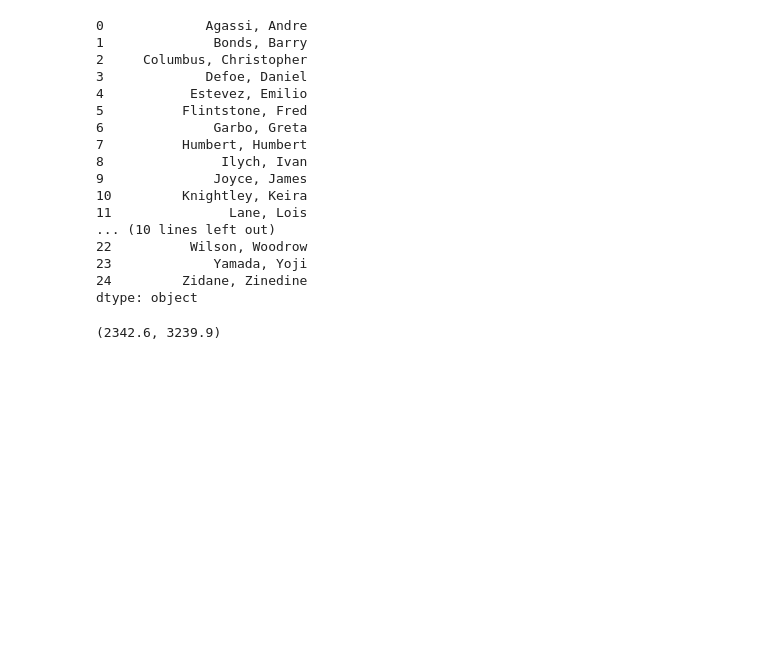
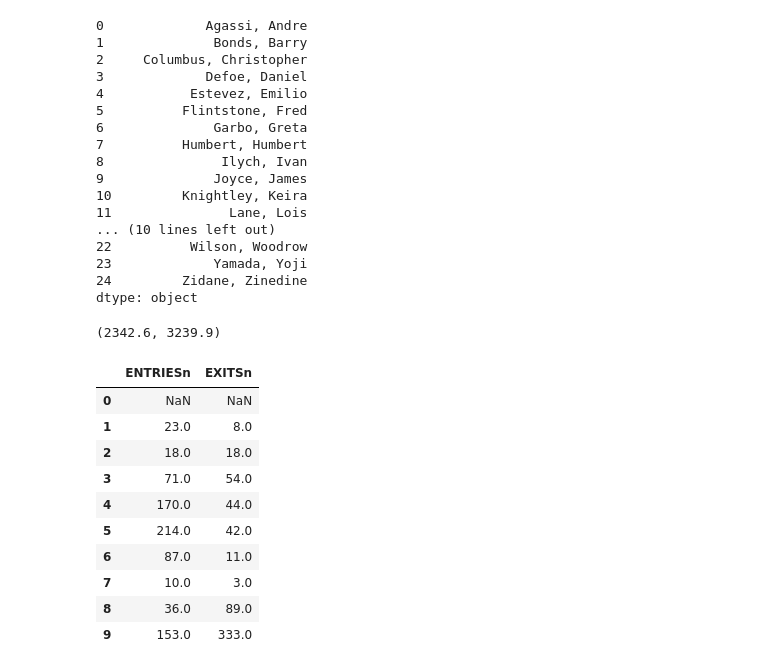
Before and after one commit to avynychenko/Python_studing, a Jupyter notebook: PANDAS Jupyter notebook.ipynb, the cells around one changed output. Cells and saved outputs as stored; diff of their text form; code cells hidden in the pictures; blank space fills up the shorter version.

```diff
--- a/PANDAS Jupyter notebook.ipynb
+++ b/PANDAS Jupyter notebook.ipynb
@@ -113,0 +122,32 @@ mean_riders_for_max_station(ridership_df)
+# %%
+entries_and_exits = pd.DataFrame({
+    'ENTRIESn': [3144312, 3144335, 3144353, 3144424, 3144594,
+                 3144808, 3144895, 3144905, 3144941, 3145094],
+    'EXITSn': [1088151, 1088159, 1088177, 1088231, 1088275,
+               1088317, 1088328, 1088331, 1088420, 1088753]
+})
+
+ridership_df = pd.DataFrame({
+    'UNIT': ['R051', 'R079', 'R051', 'R079', 'R051', 'R079', 'R051', 'R079', 'R051'],
+    'TIMEn': ['00:00:00', '02:00:00', '04:00:00', '06:00:00', '08:00:00', '10:00:00', '12:00:00', '14:00:00', '16:00:00'],
+    'ENTRIESn': [3144312, 8936644, 3144335, 8936658, 3144353, 8936687, 3144424, 8936819, 3144594],
+    'EXITSn': [1088151, 13755385,  1088159, 13755393,  1088177, 13755598, 1088231, 13756191,  1088275]
+})
+# %%
+# Write a function which return a DataFrame with hourly entries and exits
+
+def get_hourly_entries_and_exits(entries_and_exits):
+    return(entries_and_exits.diff())
+get_hourly_entries_and_exits(entries_and_exits)
+# %% [output]
+|  | ENTRIESn | EXITSn |
+| 0 | NaN | NaN |
+| 1 | 23.0 | 8.0 |
+| 2 | 18.0 | 18.0 |
+| 3 | 71.0 | 54.0 |
+| 4 | 170.0 | 44.0 |
+| 5 | 214.0 | 42.0 |
+| 6 | 87.0 | 11.0 |
+| 7 | 10.0 | 3.0 |
+| 8 | 36.0 | 89.0 |
+| 9 | 153.0 | 333.0 |
```
Also changed, not shown: parts of 10 cells of this notebook.
